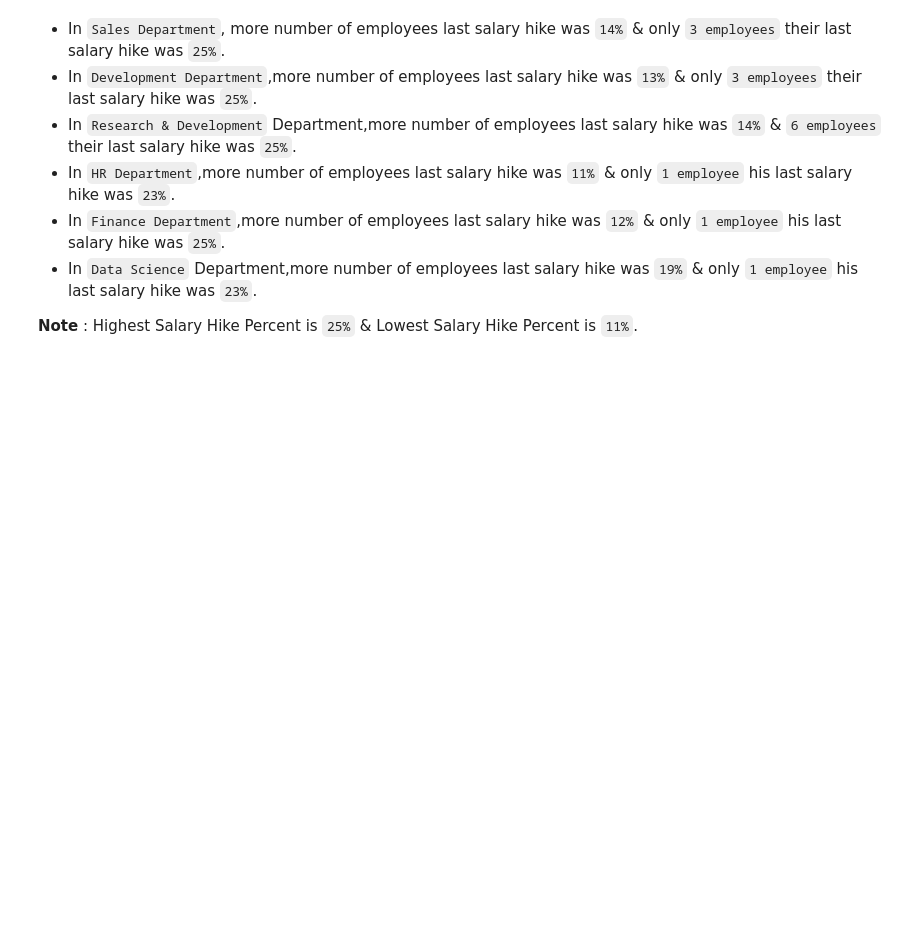
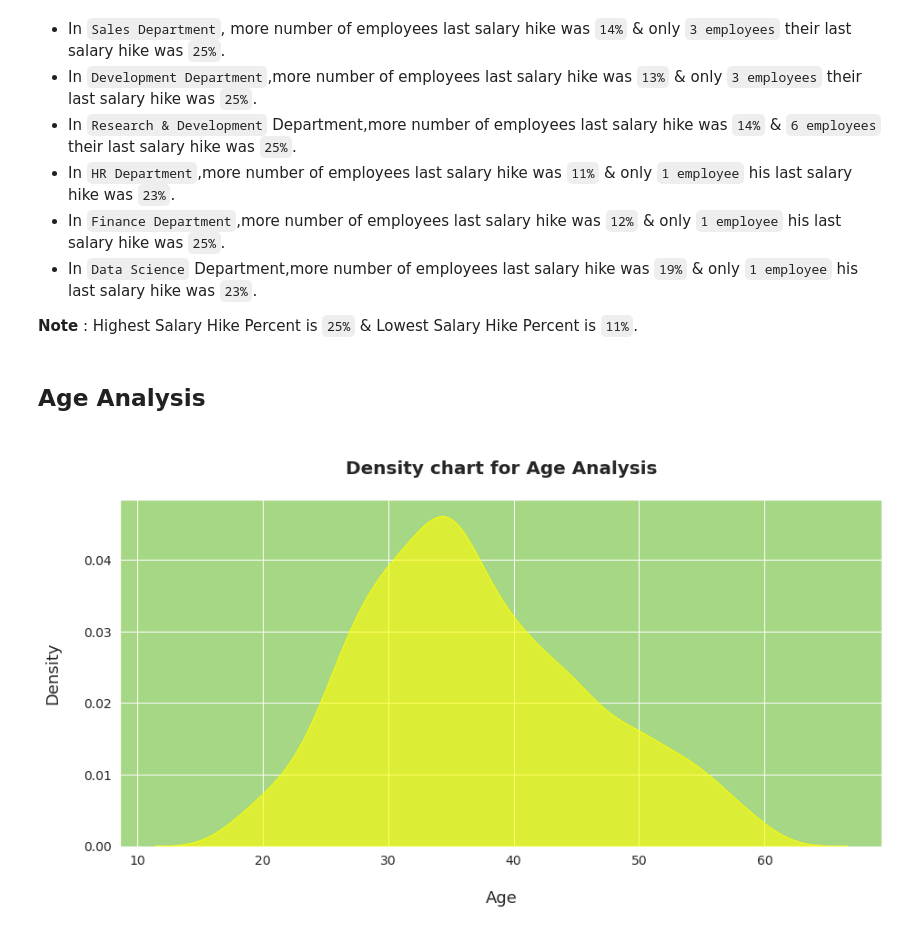
Before and after one commit to 21Ovi/Employee-Performance-Analysis, a Jupyter notebook: Visualize.ipynb, the cells around one changed output. Drawn from its saved outputs; the diff is of its cells as text; code cells hidden in the pictures; blank space fills up the shorter version.

```diff
--- a/Visualize.ipynb
+++ b/Visualize.ipynb
@@ -358,3 +358,21 @@ fig5.show();
 * In `Data Science` Department,more number of employees last salary hike was `19%` & only `1 employee` his last salary hike was `23%`.
 
 **Note** : Highest Salary Hike Percent is `25%` & Lowest Salary Hike Percent is `11%`.
+# %% [markdown]
+## Age Analysis
+# %%
+# Setting up for seaborn figures
+sns.set(rc={"font.size":12,"axes.titlesize":18,"axes.labelsize":18,"xtick.labelsize":14,"ytick.labelsize":14,
+            "legend.fontsize":12,'axes.grid' : True,'axes.facecolor':'#A6D785'})
+
+
+# Density chart
+plt.figure(figsize=(15,7))
+sns.kdeplot(data['Age'], fill=True,alpha=0.6,color="yellow")
+
+plt.xlabel("\nAge")
+plt.ylabel("Density\n")
+plt.title('\nDensity chart for Age Analysis\n',fontsize=20,fontweight="bold")
+plt.show();
+# %% [output]
+[figure, added]
```
Also changed, not shown: parts of 5 cells of this notebook.
